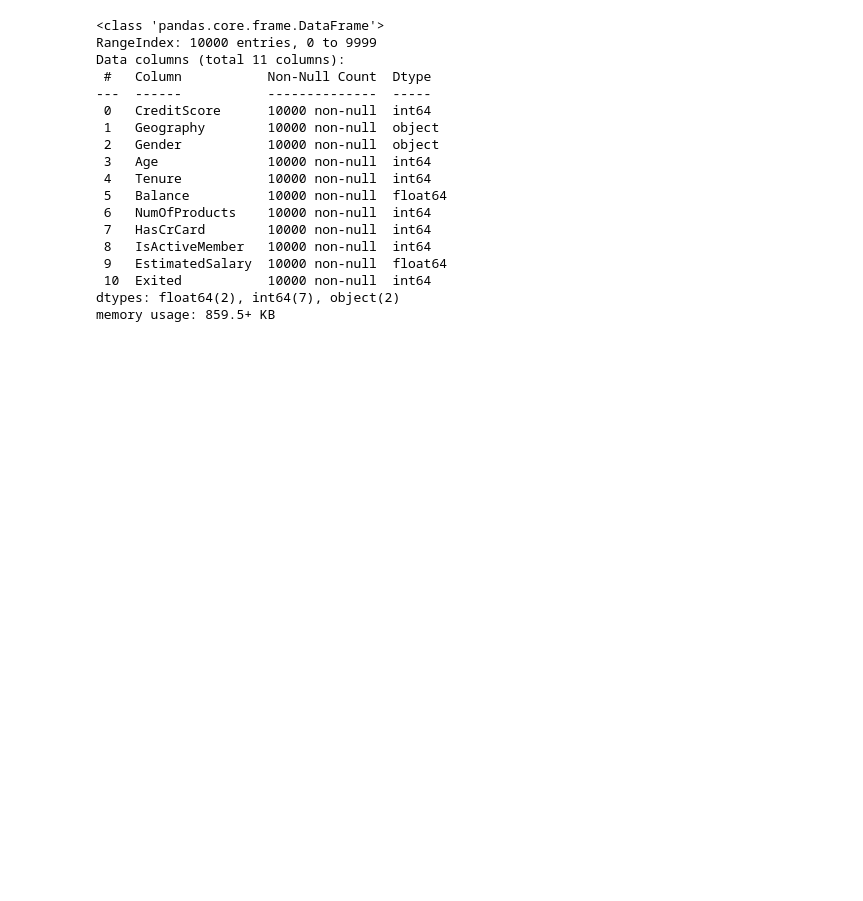
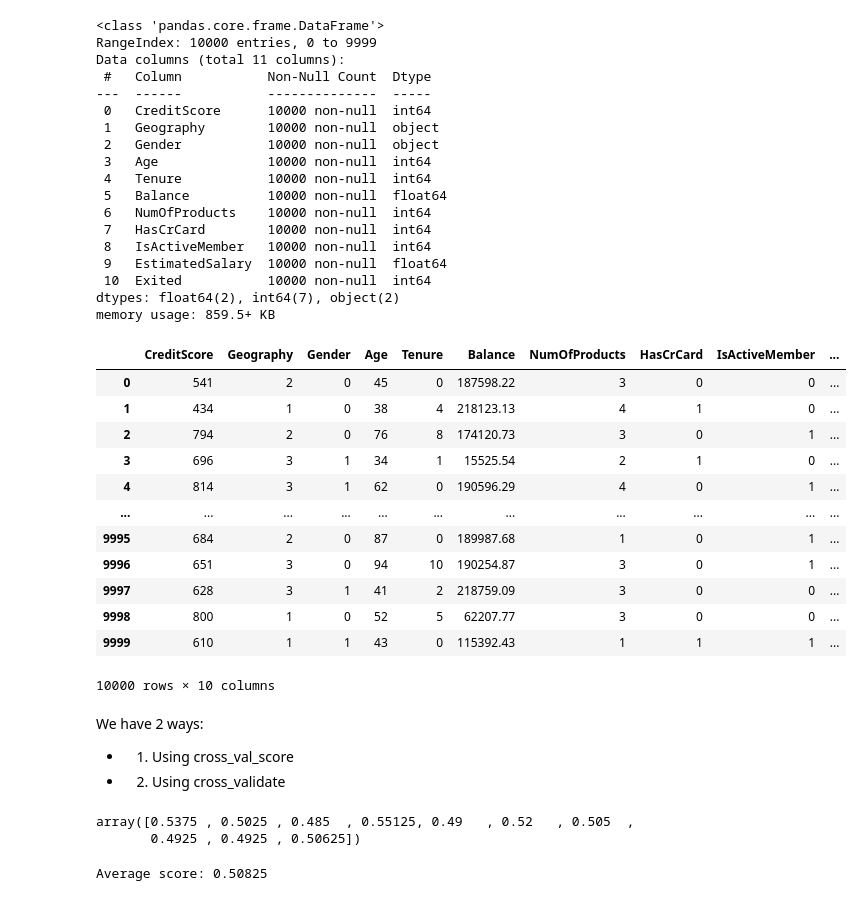
Before and after one commit to dhgcat010397/learning_AI, a Jupyter notebook: Evaluation/Cross_Validation/demo.ipynb, the cells around one changed output. Saved outputs shown, nothing was run; the diff lists cells and outputs as text; code cells hidden in the pictures; blank space fills up the shorter version.

```diff
--- a/Evaluation/Cross_Validation/demo.ipynb
+++ b/Evaluation/Cross_Validation/demo.ipynb
@@ -75,3 +75,19 @@ y = df["Exited"]
 # Encode categorical variables
 X['Geography'] = X['Geography'].map({'France': 1, 'Germany': 2, 'Spain': 3})
 X['Gender'] = X['Gender'].map({"Female": 0, "Male": 1})
+# %%
+X
+# %% [output]
+|  | CreditScore | Geography | Gender | Age | Tenure | Balance | NumOfProducts | HasCrCard | IsActiveMember | ... |
+| 0 | 541 | 2 | 0 | 45 | 0 | 187598.22 | 3 | 0 | 0 | ... |
+| 1 | 434 | 1 | 0 | 38 | 4 | 218123.13 | 4 | 1 | 0 | ... |
+| 2 | 794 | 2 | 0 | 76 | 8 | 174120.73 | 3 | 0 | 1 | ... |
+| 3 | 696 | 3 | 1 | 34 | 1 | 15525.54 | 2 | 1 | 0 | ... |
+| 4 | 814 | 3 | 1 | 62 | 0 | 190596.29 | 4 | 0 | 1 | ... |
+| ... | ... | ... | ... | ... | ... | ... | ... | ... | ... | ... |
+| 9995 | 684 | 2 | 0 | 87 | 0 | 189987.68 | 1 | 0 | 1 | ... |
+| 9996 | 651 | 3 | 0 | 94 | 10 | 190254.87 | 3 | 0 | 1 | ... |
+| 9997 | 628 | 3 | 1 | 41 | 2 | 218759.09 | 3 | 0 | 0 | ... |
+| 9998 | 800 | 1 | 0 | 52 | 5 | 62207.77 | 3 | 0 | 0 | ... |
+| 9999 | 610 | 1 | 1 | 43 | 0 | 115392.43 | 1 | 1 | 1 | ... |
+10000 rows × 10 columns
@@ -77,0 +99,18 @@ X['Gender'] = X['Gender'].map({"Female": 0, "Male": 1})
+# %% [markdown]
+We have 2 ways:
+- 1. Using cross_val_score
+- 2. Using cross_validate
+# %%
+from sklearn.tree import DecisionTreeClassifier
+from sklearn.model_selection import cross_val_score
+
+clf = DecisionTreeClassifier(min_samples_leaf=10)
+scores = cross_val_score(clf, X_train, y_train, cv=10)
+scores
+# %% [output]
+array([0.5375 , 0.5025 , 0.485  , 0.55125, 0.49   , 0.52   , 0.505  ,
+       0.4925 , 0.4925 , 0.50625])
+# %%
+print("Average score:", scores.mean())
+# %% [output]
+Average score: 0.50825
```
Also changed, not shown: parts of 16 cells of this notebook.
